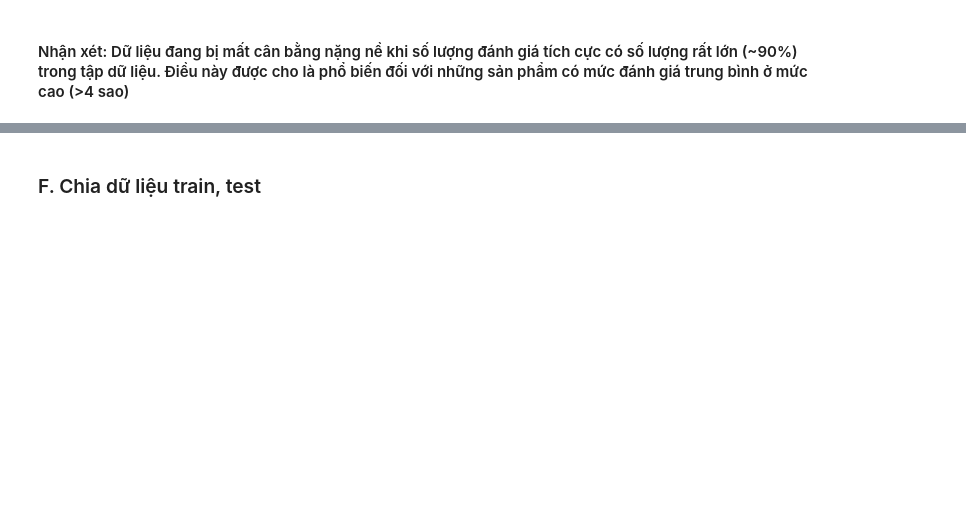
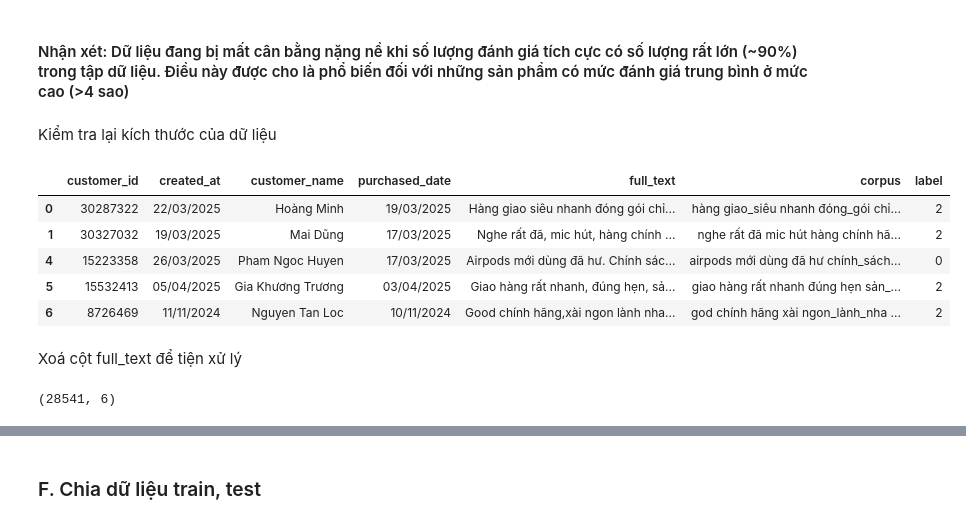
Before and after one commit to vmthuan703/NLP_clustering_VN_Sentiment, a Jupyter notebook: Source/NLP_clustering_VN_Sentiment.ipynb, the cells around one changed output, grey strips where cells are left out. Drawn from its saved outputs; the diff is of its cells as text; code cells hidden in the pictures; blank space fills up the shorter version.

```diff
--- a/Source/NLP_clustering_VN_Sentiment.ipynb
+++ b/Source/NLP_clustering_VN_Sentiment.ipynb
@@ -366,2 +366,15 @@ plt.show()
 # %% [markdown]
 #### Nhận xét: Dữ liệu đang bị mất cân bằng nặng nề khi số lượng đánh giá tích cực có số lượng rất lớn (~90%) trong tập dữ liệu. Điều này được cho là phổ biến đối với những sản phẩm có mức đánh giá trung bình ở mức cao (>4 sao)
+# %% [markdown]
+Kiểm tra lại kích thước của dữ liệu
+# %%
+df.head()
+# %% [output]
+|  | customer_id | created_at | customer_name | purchased_date | full_text | corpus | label |
+| 0 | 30287322 | 22/03/2025 | Hoàng Minh | 19/03/2025 | Hàng giao siêu nhanh đóng gói chỉ... | hàng giao_siêu nhanh đóng_gói chỉ... | 2 |
+| 1 | 30327032 | 19/03/2025 | Mai Dũng | 17/03/2025 | Nghe rất đã, mic hút, hàng chính ... | nghe rất đã mic hút hàng chính hã... | 2 |
+| 4 | 15223358 | 26/03/2025 | Pham Ngoc Huyen | 17/03/2025 | Airpods mới dùng đã hư. Chính sác... | airpods mới dùng đã hư chính_sách... | 0 |
+| 5 | 15532413 | 05/04/2025 | Gia Khương Trương | 03/04/2025 | Giao hàng rất nhanh, đúng hẹn, sả... | giao hàng rất nhanh đúng hẹn sản_... | 2 |
+| 6 | 8726469 | 11/11/2024 | Nguyen Tan Loc | 10/11/2024 | Good chính hãng,xài ngon lành nha... | god chính hãng xài ngon_lành_nha ... | 2 |
+# %% [markdown]
+Xoá cột full_text để tiện xử lý
@@ -367,0 +383,4 @@ plt.show()
+# %%
+df.shape
+# %% [output]
+(28541, 6)
```
Also changed, not shown: parts of 23 cells of this notebook, 2 other files.
